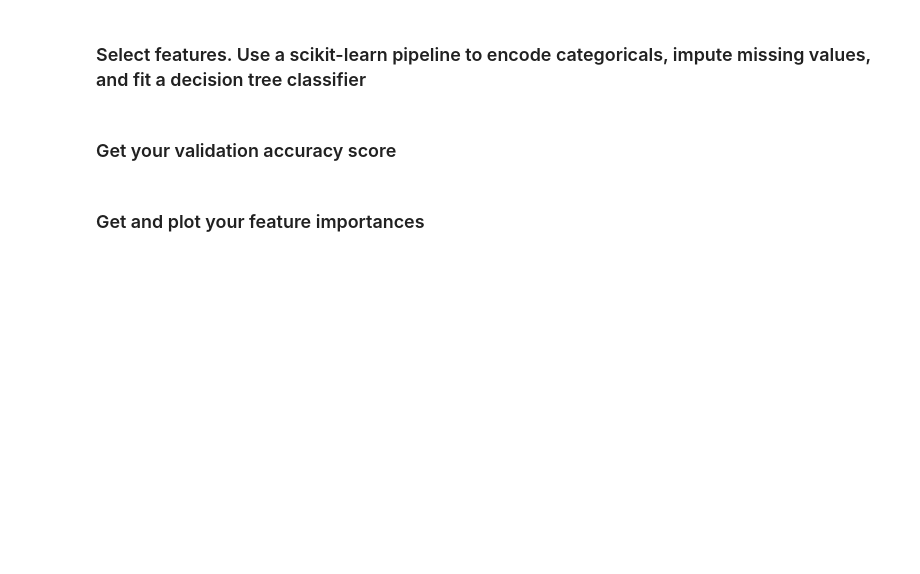
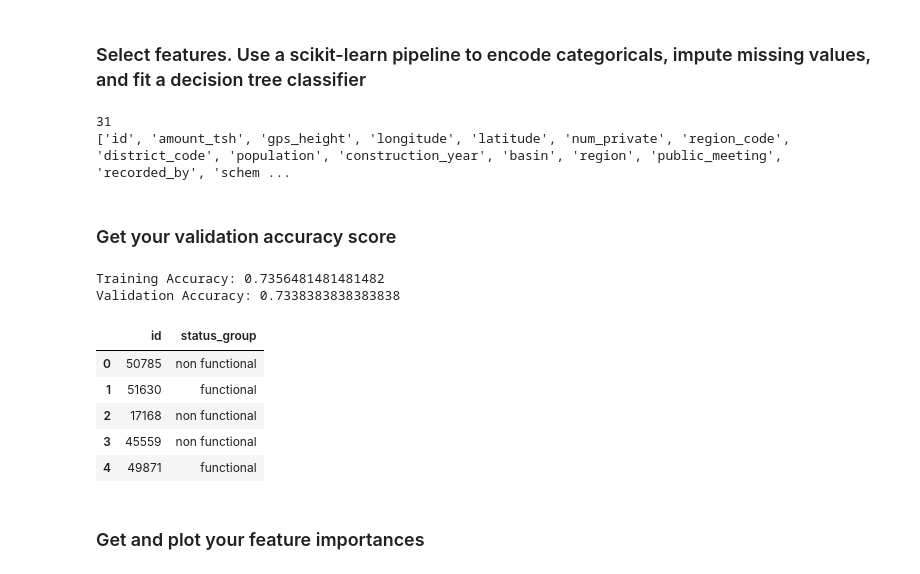
Before and after one commit to bloominstituteoftechnology/DS-Unit-2-Kaggle-Challenge, a Jupyter notebook: module1-decision-trees/LS_DS_221_assignment.ipynb, the cells around one changed output. Drawn from its saved outputs; the diff is of its cells as text; code cells hidden in the pictures; blank space fills up the shorter version.

```diff
--- a/module1-decision-trees/LS_DS_221_assignment.ipynb
+++ b/module1-decision-trees/LS_DS_221_assignment.ipynb
@@ -214,4 +214,18 @@ print(f'The MAE of the baseline is: {mae:.2f}')
 The MAE of the baseline is: 214.40
 # %% [markdown]
 ### Select features. Use a scikit-learn pipeline to encode categoricals, impute missing values, and fit a decision tree classifier
+# %%
+# Select target
+target = 'status_group'
+train_features = train.drop(columns=[target])
+numeric_features = train_features.select_dtypes(include='number').columns.tolist()
+cardinality = train_features.select_dtypes(exclude='number').nunique()
+categorical_features = cardinality[cardinality <= 50].index.tolist()
+
+features = numeric_features + categorical_features
+print(len(features))
+print(features)
+# %% [output]
+31
+['id', 'amount_tsh', 'gps_height', 'longitude', 'latitude', 'num_private', 'region_code', 'district_code', 'population', 'construction_year', 'basin', 'region', 'public_meeting', 'recorded_by', 'schem ...
 # %%
@@ -235,2 +240,41 @@ pipeline
+# %%
+# Imports
+import category_encoders as ce
+from sklearn.impute import SimpleImputer
+from sklearn.linear_model import LogisticRegression
+from sklearn.pipeline import make_pipeline
+from sklearn.preprocessing import StandardScaler
+
+# Create pipeline
+pipeline = make_pipeline(
+    ce.OneHotEncoder(use_cat_names=True),
+    SimpleImputer(strategy='median'),
+    StandardScaler(),
+    LogisticRegression(multi_class='auto', solver='lbfgs', n_jobs=-1)
+)
+
+# Fit on the pipeline
+pipeline.fit(X_train, y_train.values.ravel())
+
+# Score on validation set
+print('Training Accuracy:', pipeline.score(X_train, y_train))
+print('Validation Accuracy:', pipeline.score(X_val, y_val))
+# %% [output]
+Training Accuracy: 0.7356481481481482
+Validation Accuracy: 0.7338383838383838
+# %%
+y_pred = pipeline.predict(X_test)
+submission = sample_submission.copy()
+submission['status_group'] = y_pred
+submission.to_csv('submission_1.csv', index=False)
+# %%
+submission.head()
+# %% [output]
+|  | id | status_group |
+| 0 | 50785 | non functional |
+| 1 | 51630 | functional |
+| 2 | 17168 | non functional |
+| 3 | 45559 | non functional |
+| 4 | 49871 | functional |
 # %% [markdown]
 ### Get and plot your feature importances
```
Also changed, not shown: parts of 4 cells of this notebook.
